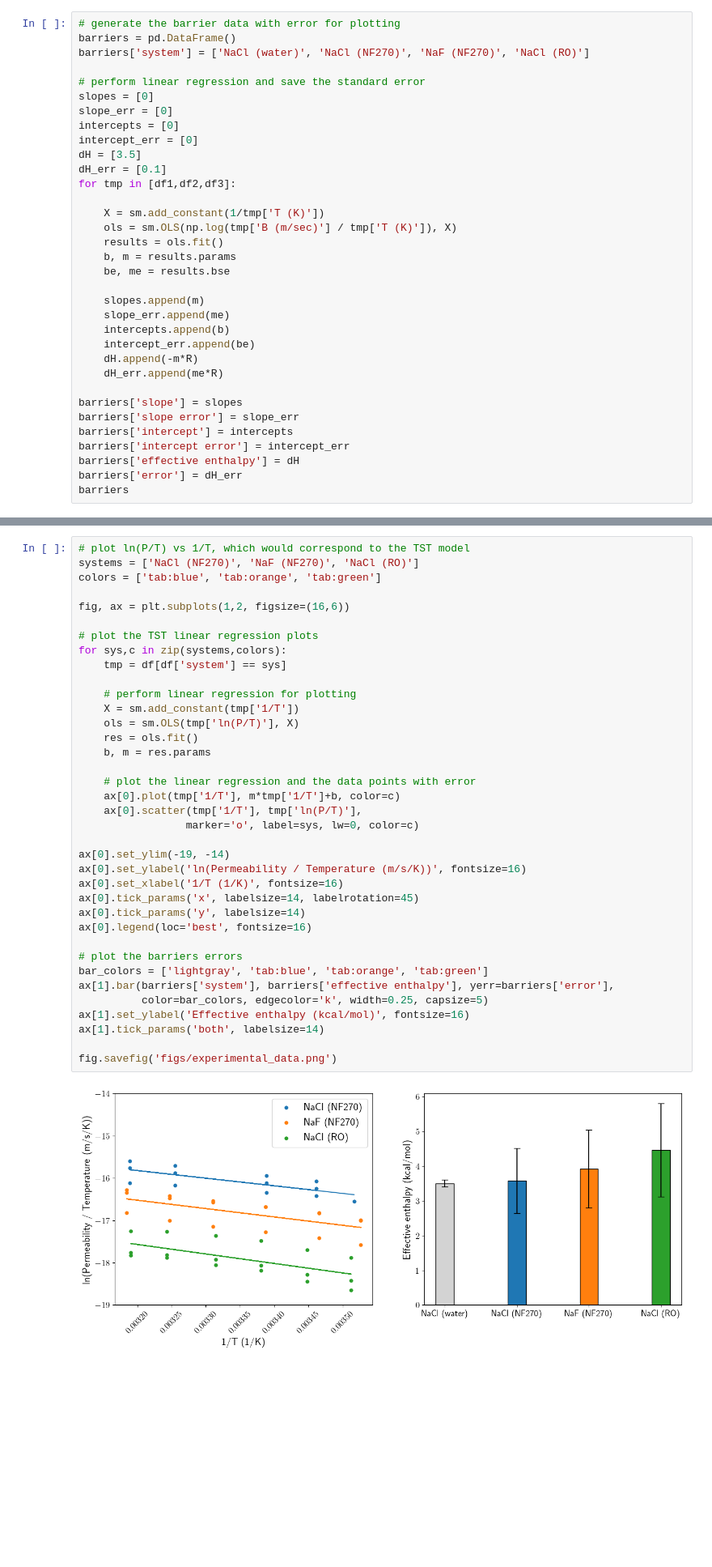
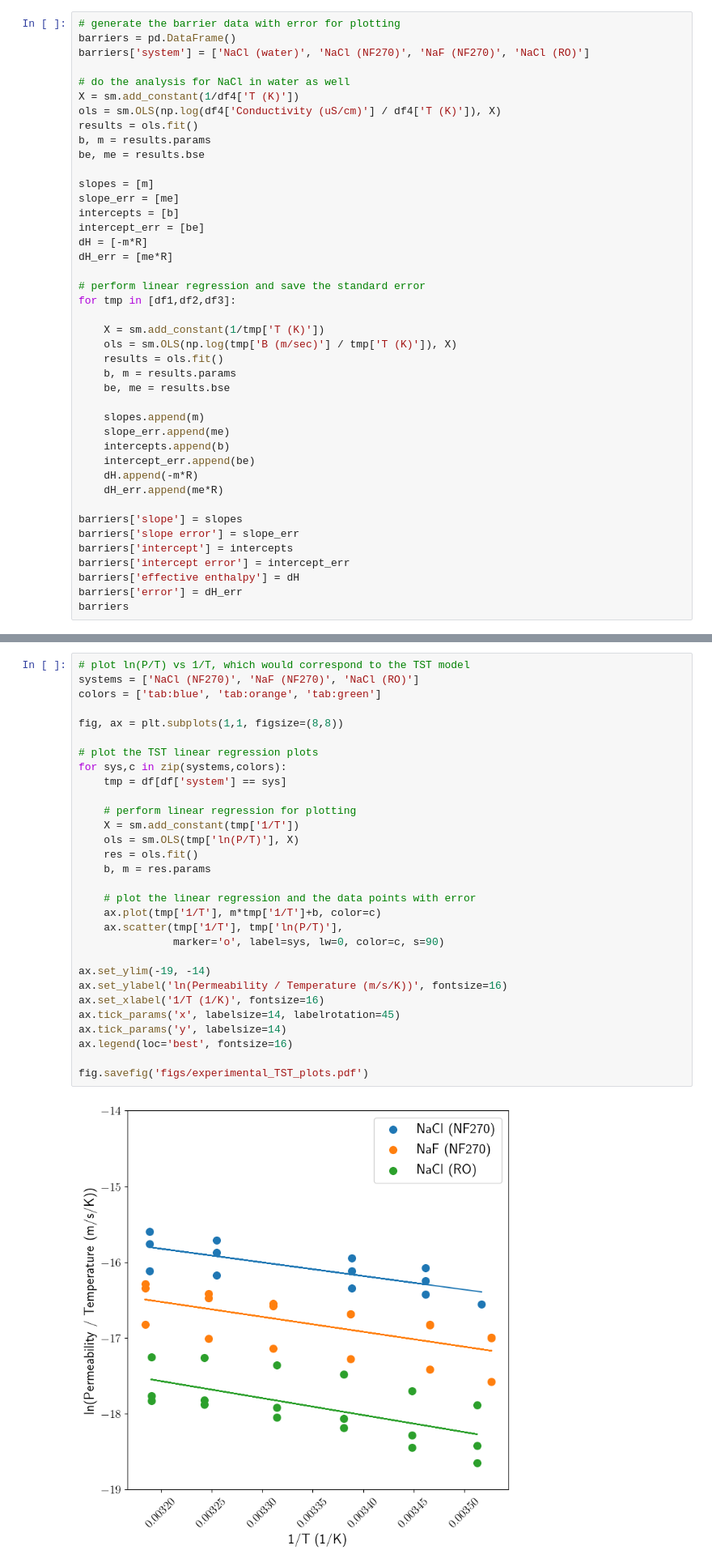
Before and after one commit to schwinns/eyring_model, a Jupyter notebook: experimental_barriers.ipynb, the cells around one changed output, grey strips where cells are left out. Shown at 81% size. Drawn from its saved outputs; the diff is of its cells as text; blank space fills up the shorter version.

Commit message:
regenerate figures as PDFs and analyze experimental NaCl in water data

```diff
--- a/experimental_barriers.ipynb
+++ b/experimental_barriers.ipynb
@@ -180,13 +181,21 @@ fig.savefig('figs/TST_vs_Arrhenius_plots.png')
 barriers = pd.DataFrame()
 barriers['system'] = ['NaCl (water)', 'NaCl (NF270)', 'NaF (NF270)', 'NaCl (RO)']
 
+# do the analysis for NaCl in water as well
+X = sm.add_constant(1/df4['T (K)'])
+ols = sm.OLS(np.log(df4['Conductivity (uS/cm)'] / df4['T (K)']), X)
+results = ols.fit()
+b, m = results.params
+be, me = results.bse
+
+slopes = [m]
+slope_err = [me]
+intercepts = [b]
+intercept_err = [be]
+dH = [-m*R]
+dH_err = [me*R]
+
 # perform linear regression and save the standard error
-slopes = [0]
-slope_err = [0]
-intercepts = [0]
-intercept_err = [0]
-dH = [3.5]
-dH_err = [0.1]
 for tmp in [df1,df2,df3]:
 
     X = sm.add_constant(1/tmp['T (K)'])
@@ -230,39 +239,32 @@ array([  1.57828653, 472.487912  ])
 # %%
 # plot ln(P/T) vs 1/T, which would correspond to the TST model
 systems = ['NaCl (NF270)', 'NaF (NF270)', 'NaCl (RO)']
 colors = ['tab:blue', 'tab:orange', 'tab:green']
 
-fig, ax = plt.subplots(1,2, figsize=(16,6))
+fig, ax = plt.subplots(1,1, figsize=(8,8))
 
 # plot the TST linear regression plots
 for sys,c in zip(systems,colors):
     tmp = df[df['system'] == sys]
 
     # perform linear regression for plotting
     X = sm.add_constant(tmp['1/T'])
     ols = sm.OLS(tmp['ln(P/T)'], X)
     res = ols.fit()
     b, m = res.params
 
     # plot the linear regression and the data points with error
-    ax[0].plot(tmp['1/T'], m*tmp['1/T']+b, color=c)
-    ax[0].scatter(tmp['1/T'], tmp['ln(P/T)'],
-                 marker='o', label=sys, lw=0, color=c)
+    ax.plot(tmp['1/T'], m*tmp['1/T']+b, color=c)
+    ax.scatter(tmp['1/T'], tmp['ln(P/T)'],
+               marker='o', label=sys, lw=0, color=c, s=90)
 
-ax[0].set_ylim(-19, -14)
-ax[0].set_ylabel('ln(Permeability / Temperature (m/s/K))', fontsize=16)
-ax[0].set_xlabel('1/T (1/K)', fontsize=16)
-ax[0].tick_params('x', labelsize=14, labelrotation=45)
-ax[0].tick_params('y', labelsize=14)
-ax[0].legend(loc='best', fontsize=16)
+ax.set_ylim(-19, -14)
+ax.set_ylabel('ln(Permeability / Temperature (m/s/K))', fontsize=16)
+ax.set_xlabel('1/T (1/K)', fontsize=16)
+ax.tick_params('x', labelsize=14, labelrotation=45)
+ax.tick_params('y', labelsize=14)
+ax.legend(loc='best', fontsize=16)
 
-# plot the barriers errors
-bar_colors = ['lightgray', 'tab:blue', 'tab:orange', 'tab:green']
-ax[1].bar(barriers['system'], barriers['effective enthalpy'], yerr=barriers['error'],
-          color=bar_colors, edgecolor='k', width=0.25, capsize=5)
-ax[1].set_ylabel('Effective enthalpy (kcal/mol)', fontsize=16)
-ax[1].tick_params('both', labelsize=14)
-
-fig.savefig('figs/experimental_data.png')
+fig.savefig('figs/experimental_TST_plots.pdf')
 # %% [output]
-[figure, old version]
+[figure, new version]
```
Also changed, not shown: parts of 8 cells of this notebook, 14 other files.
